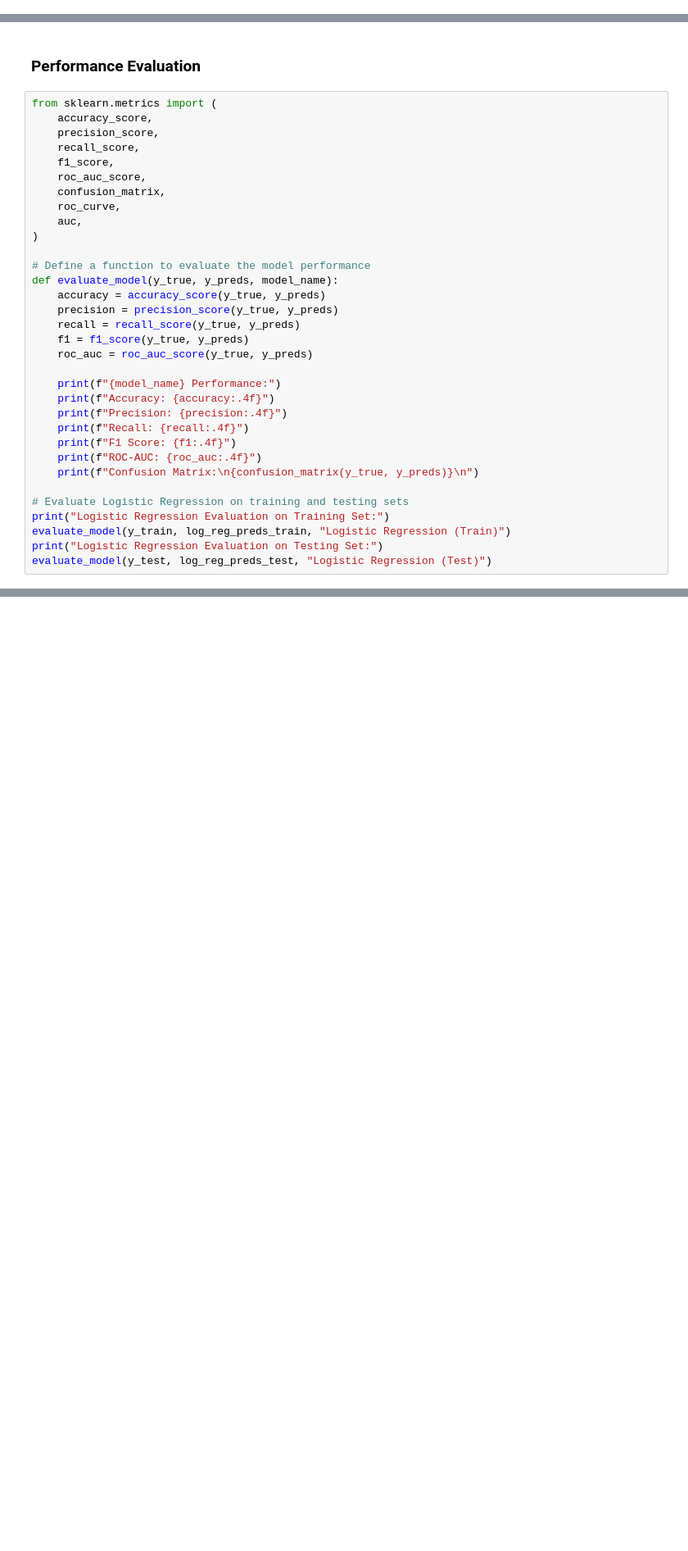
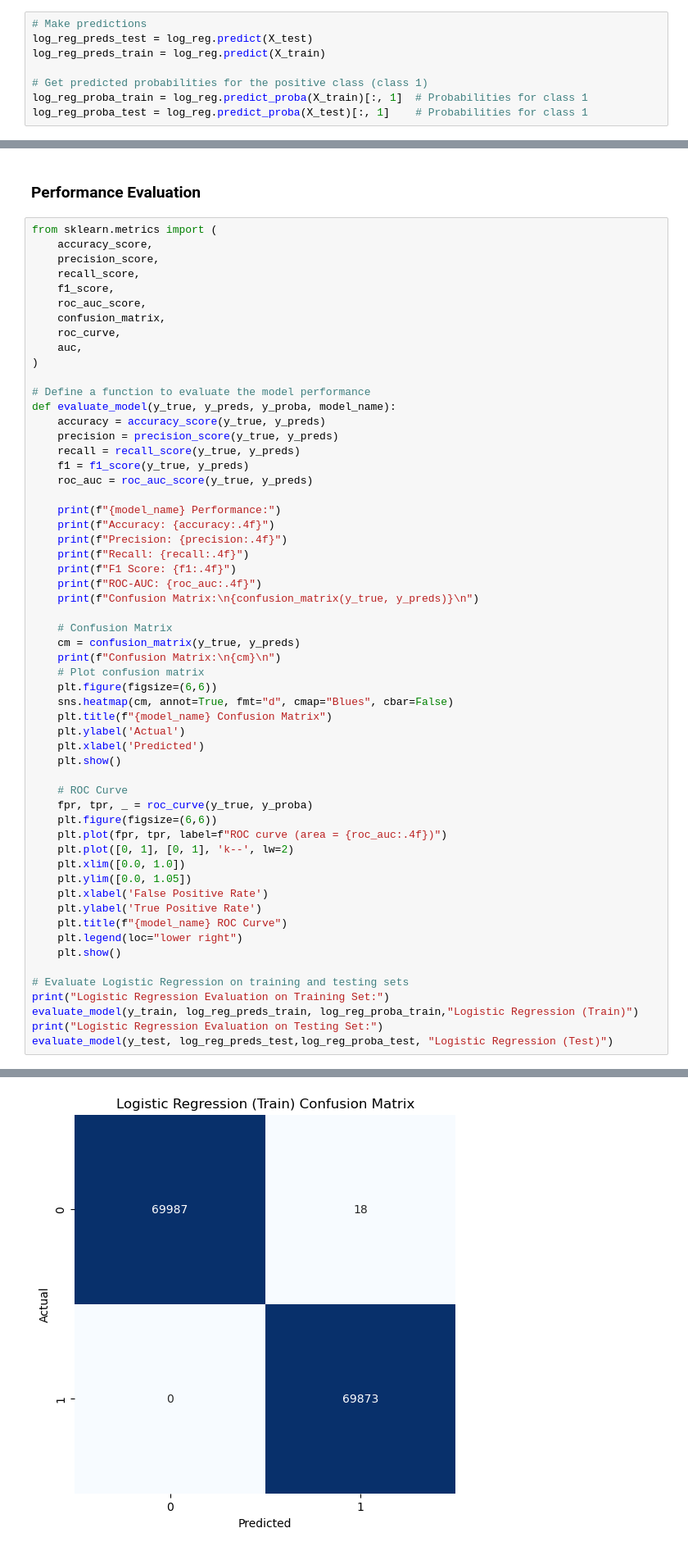
Before and after one commit to Getachew0557/Credit-Score-Classifications, a Jupyter notebook: notebooks/Credit_score_classfication_model.ipynb, the cells around one changed output, grey strips where cells are left out. Shown: that part at 82% size. Saved outputs shown, nothing was run; the diff lists cells and outputs as text; blank space fills up the shorter version.

Commit message:
confusion matrix and roc-auc plot

```diff
--- a/notebooks/Credit_score_classfication_model.ipynb
+++ b/notebooks/Credit_score_classfication_model.ipynb
@@ -150,3 +146,11 @@ log_reg_preds_train = log_reg.predict(X_train)
+# %%
+# Make predictions
+log_reg_preds_test = log_reg.predict(X_test)
+log_reg_preds_train = log_reg.predict(X_train)
+
+# Get predicted probabilities for the positive class (class 1)
+log_reg_proba_train = log_reg.predict_proba(X_train)[:, 1]  # Probabilities for class 1
+log_reg_proba_test = log_reg.predict_proba(X_test)[:, 1]    # Probabilities for class 1
 # %% [markdown]
 **B. Random Forest**
 # %%
@@ -229,7 +245,7 @@ from sklearn.metrics import (
 )
 
 # Define a function to evaluate the model performance
-def evaluate_model(y_true, y_preds, model_name):
+def evaluate_model(y_true, y_preds, y_proba, model_name):
     accuracy = accuracy_score(y_true, y_preds)
     precision = precision_score(y_true, y_preds)
     recall = recall_score(y_true, y_preds)
@@ -244,11 +260,35 @@ def evaluate_model(y_true, y_preds, model_name):
     print(f"ROC-AUC: {roc_auc:.4f}")
     print(f"Confusion Matrix:\n{confusion_matrix(y_true, y_preds)}\n")
 
+    # Confusion Matrix
+    cm = confusion_matrix(y_true, y_preds)
+    print(f"Confusion Matrix:\n{cm}\n")
+    # Plot confusion matrix
+    plt.figure(figsize=(6,6))
+    sns.heatmap(cm, annot=True, fmt="d", cmap="Blues", cbar=False)
+    plt.title(f"{model_name} Confusion Matrix")
+    plt.ylabel('Actual')
+    plt.xlabel('Predicted')
+    plt.show()
+
+    # ROC Curve
+    fpr, tpr, _ = roc_curve(y_true, y_proba)
+    plt.figure(figsize=(6,6))
+    plt.plot(fpr, tpr, label=f"ROC curve (area = {roc_auc:.4f})")
+    plt.plot([0, 1], [0, 1], 'k--', lw=2)
+    plt.xlim([0.0, 1.0])
+    plt.ylim([0.0, 1.05])
+    plt.xlabel('False Positive Rate')
+    plt.ylabel('True Positive Rate')
+    plt.title(f"{model_name} ROC Curve")
+    plt.legend(loc="lower right")
+    plt.show()
+
 # Evaluate Logistic Regression on training and testing sets
 print("Logistic Regression Evaluation on Training Set:")
-evaluate_model(y_train, log_reg_preds_train, "Logistic Regression (Train)")
+evaluate_model(y_train, log_reg_preds_train, log_reg_proba_train,"Logistic Regression (Train)")
 print("Logistic Regression Evaluation on Testing Set:")
-evaluate_model(y_test, log_reg_preds_test, "Logistic Regression (Test)")
+evaluate_model(y_test, log_reg_preds_test,log_reg_proba_test, "Logistic Regression (Test)")
 # %% [output]
 Logistic Regression Evaluation on Training Set:
 Logistic Regression (Train) Performance:
@@ -269,0 +307 @@ Confusion Matrix:
+[figure, added]
```
Also changed, not shown: parts of 13 cells of this notebook.
